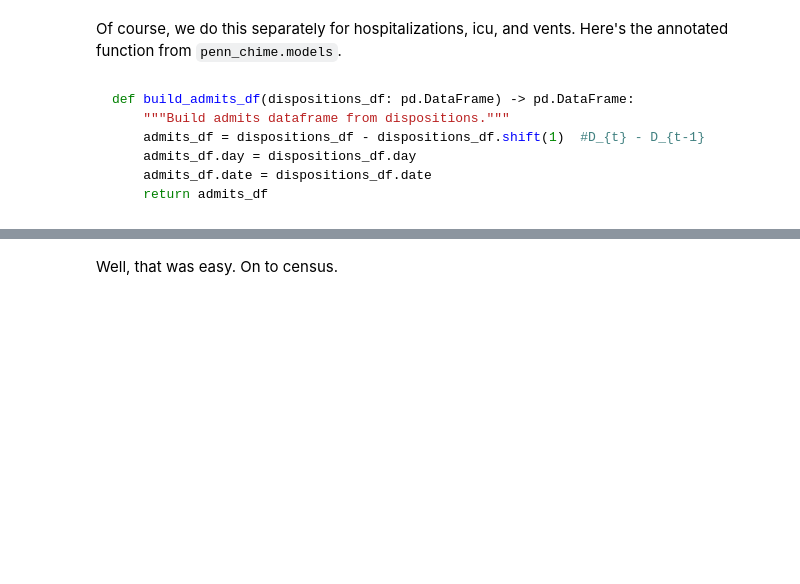
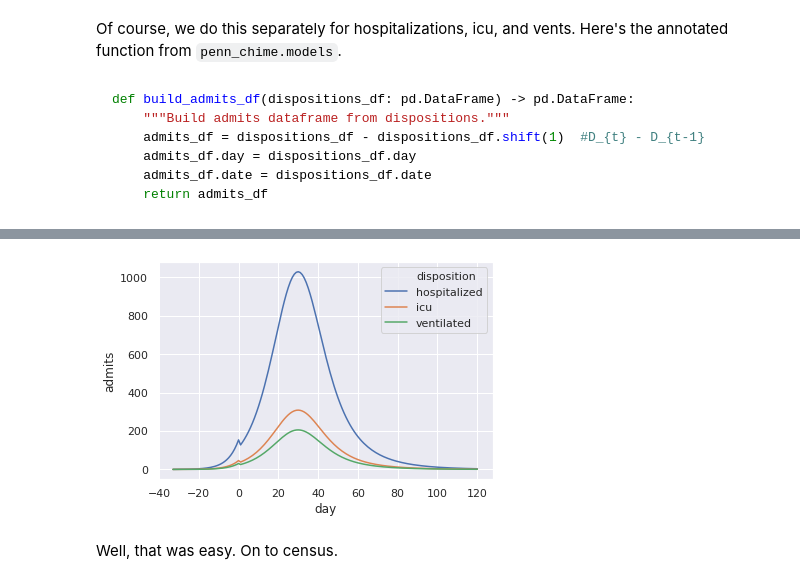
Before and after one commit to misken/c19, a Jupyter notebook: mychime/modeling/chime_flow_resources_p1.ipynb, the cells around one changed output, grey strips where cells are left out. Saved outputs shown, nothing was run; the diff lists cells and outputs as text; code cells hidden in the pictures; blank space fills up the shorter version.

Commit message:
added admit plots and census plots

```diff
--- a/mychime/modeling/chime_flow_resources_p1.ipynb
+++ b/mychime/modeling/chime_flow_resources_p1.ipynb
@@ -349,3 +349,15 @@ results['admits_df'][30:45]
+# %%
+admits_df = results['admits_df']
+admits_long = pd.melt(admits_df,
+  id_vars=['day', 'date'],
+                       value_vars=['hospitalized', 'icu', 'ventilated'],
+                       var_name='disposition', value_name='admits')
+
+
+sns.lineplot(x='day', y='admits', hue='disposition',
+             data=admits_long);
+# %% [output]
+[figure, added]
 # %% [markdown]
 Well, that was easy. On to census.
 # %% [markdown]
```
Also changed, not shown: parts of 10 cells of this notebook, 1 other file.
